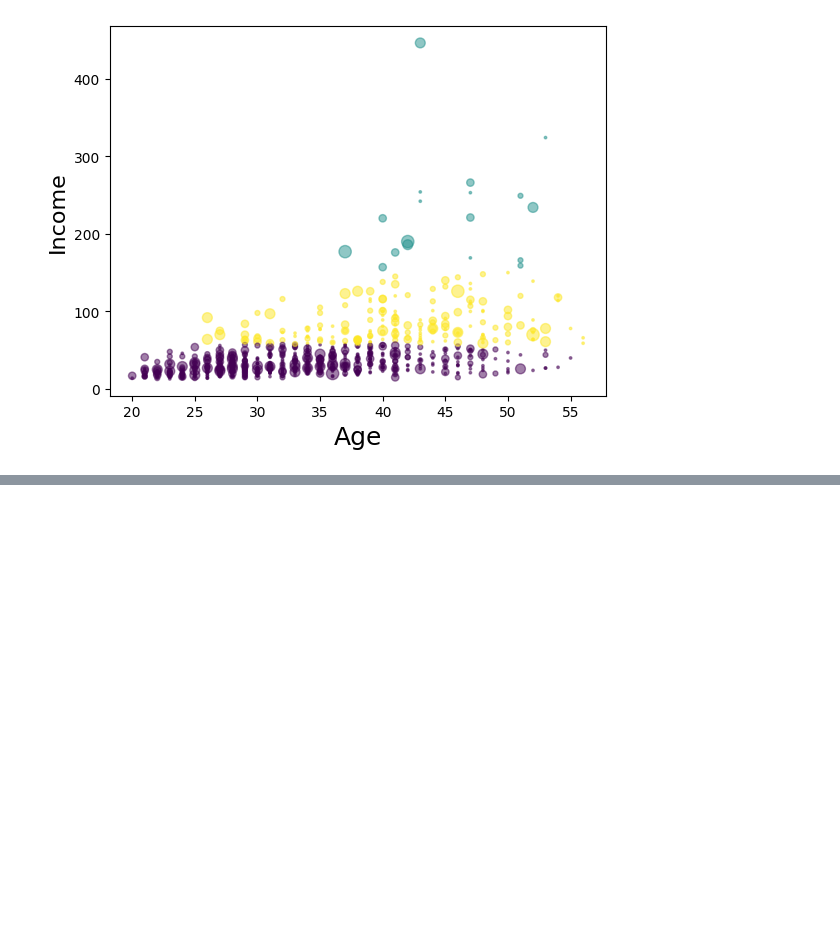
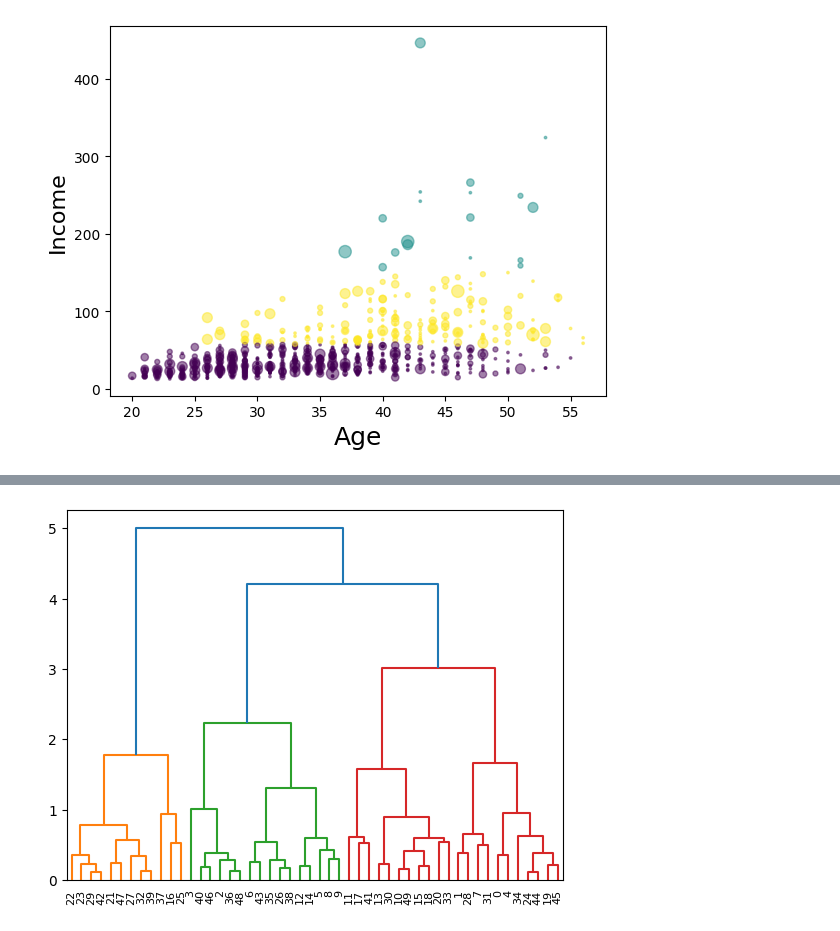
Before and after one commit to sabrinaMKE201073/Machine-Learning-with-Python, a Jupyter notebook: P4_ML_Clustering.ipynb, the cells around one changed output, grey strips where cells are left out. Saved outputs shown, nothing was run; the diff lists cells and outputs as text; code cells hidden in the pictures; blank space fills up the shorter version.

```diff
--- a/P4_ML_Clustering.ipynb
+++ b/P4_ML_Clustering.ipynb
@@ -370,0 +488,5 @@ Output:
+# %%
+#Dendrogram Associated for the Agglomerative Hierarchical Clustering
+#using dist_matrix function
+dist_matrix = distance_matrix(X1,X1)
+print(dist_matrix)
@@ -370,0 +501,7 @@ Output:
+# %%
+Z = hierarchy.linkage(dist_matrix, 'complete')
+# %%
+#visualize by dendorgram plot
+dendro = hierarchy.dendrogram(Z)
+# %% [output]
+[figure, added]
```
Also changed, not shown: parts of 47 cells of this notebook.
